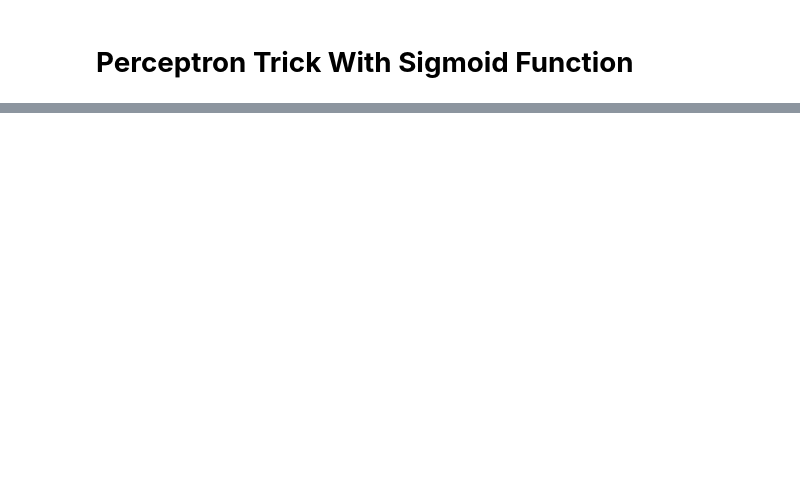
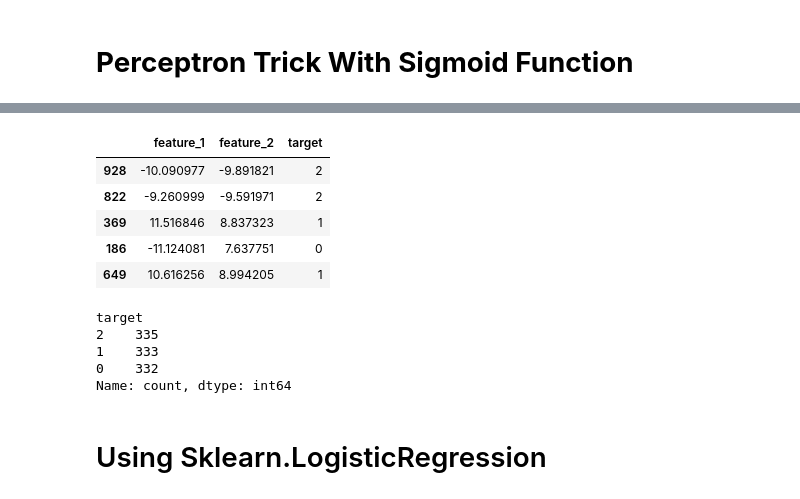
Before and after one commit to mumerfarooqbajwa321/machine-learning-practice, a Jupyter notebook: logistic-regression.ipynb, the cells around one changed output, grey strips where cells are left out. Drawn from its saved outputs; the diff is of its cells as text; code cells hidden in the pictures; blank space fills up the shorter version.

```diff
--- a/logistic-regression.ipynb
+++ b/logistic-regression.ipynb
@@ -311,0 +479,31 @@ plt.show()
+# %%
+from sklearn.datasets import make_classification
+import pandas as pd
+
+# Parameters
+n_samples = 1000
+n_features = 2
+n_classes = 3
+random_state = 42
+
+# Generate the dataset
+X, y = make_classification(
+    n_samples=n_samples,
+    n_features=n_features,
+    n_informative=n_features,
+    n_redundant=0,
+    n_classes=n_classes,
+    n_clusters_per_class=1,   # <-- Fix: one cluster per class
+    random_state=random_state,
+    shuffle=False,
+    class_sep=10
+)
+
+# Combine into DataFrame
+columns = [f"feature_{i+1}" for i in range(n_features)]
+df = pd.DataFrame(X, columns=columns)
+df["target"] = y
+
+print(df.sample(5))
+print("\nUnique values in target:", df["target"].unique())
+print("Shape:", df.shape)
@@ -311,0 +520,19 @@ plt.show()
+# %%
+df.sample(5)
+# %% [output]
+|  | feature_1 | feature_2 | target |
+| 928 | -10.090977 | -9.891821 | 2 |
+| 822 | -9.260999 | -9.591971 | 2 |
+| 369 | 11.516846 | 8.837323 | 1 |
+| 186 | -11.124081 | 7.637751 | 0 |
+| 649 | 10.616256 | 8.994205 | 1 |
+# %%
+df['target'].value_counts()
+# %% [output]
+target
+2    335
+1    333
+0    332
+Name: count, dtype: int64
+# %% [markdown]
+# Using Sklearn.LogisticRegression
```
Also changed, not shown: parts of 38 cells of this notebook.
